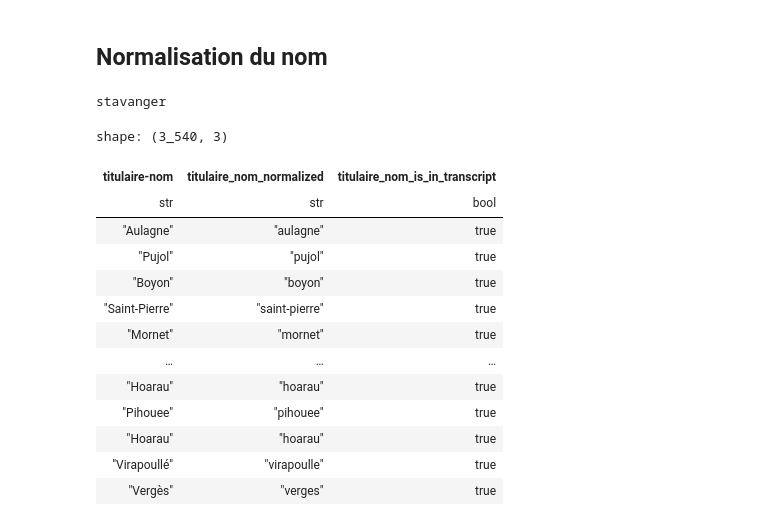
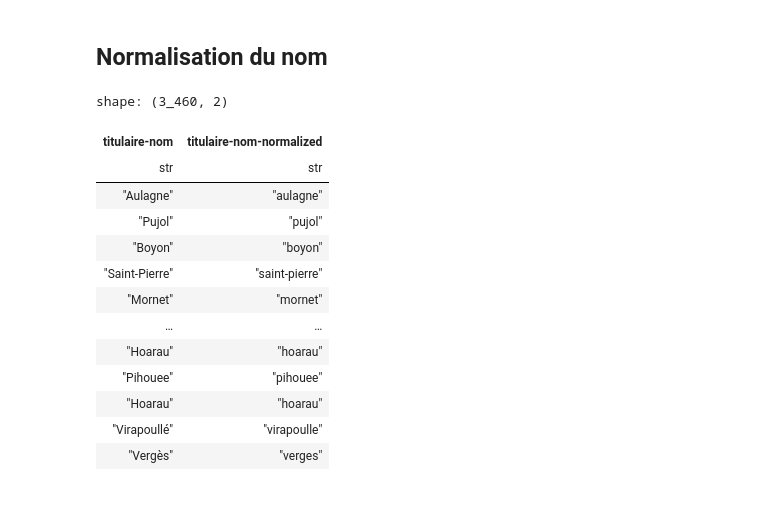
Before and after one commit to slithiaote/2026_NLP_project, a Jupyter notebook: Main.ipynb, the cells around one changed output. Saved outputs shown, nothing was run; the diff lists cells and outputs as text; code cells hidden in the pictures.

```diff
--- a/Main.ipynb
+++ b/Main.ipynb
@@ -36,0 +34,7 @@ for row in csv1988.itertuples():
+# %%
+# select only rows with non trivial titulaire
+csv1988.get_column("titulaire-nom").value_counts().sort("count") # 79 valeurs "non mentionné"
+csv1988.with_columns(
+    pl.col("titulaire-nom").str.len_chars().alias("titulaire-nom-length")
+).sort("titulaire-nom-length").select(pl.selectors.by_name("titulaire-nom","titulaire-nom-length")) # pas de chaîne vide
+csv1988 = csv1988.filter(pl.col("titulaire-nom") != "non mentionné") # 3461 rows
@@ -36,0 +43,13 @@ for row in csv1988.itertuples():
+# %%
+def read_transcript(id):
+    try:
+        with open("text_files/1988/legislatives/"+id+".txt", "r") as file:
+            return file.read()
+    except FileNotFoundError:
+        return '' # transcript not found, return empty string
+
+csv1988 = csv1988.with_columns(
+    pl.col("id").map_elements(read_transcript, return_dtype=pl.String).alias("transcript")
+)
+csv1988.filter(pl.col("transcript") == '') # only 1 missing transcript
+csv1988 = csv1988.filter(pl.col("transcript") != '') # 3460 rows
@@ -37,13 +73,2 @@ for row in csv1988.itertuples():
 # %% [markdown]
 ## Normalisation du nom
-# %%
-# On utilise la librairie unidecode pour normaliser le nom du titulaire
-
-from unidecode import unidecode
-s = "stävänger"
-
-# Convert characters to their closest ASCII equivalents
-res = unidecode(s)
-print(res)
-# %% [output]
-stavanger
@@ -52,29 +75,28 @@ df = pl.from_pandas(csv1988)
+# %%
+df = csv1988
 # %%
 df = df.with_columns(
-    transcript_normalized = pl.col("transcript").str.to_lowercase()
+    pl.col("transcript").str.to_lowercase()
       .str.normalize("NFKD")
-      .str.replace_all(r"\p{CombiningMark}", ""),
-    titulaire_nom_normalized = pl.col("titulaire-nom").str.to_lowercase()
+      .str.replace_all(r"\p{CombiningMark}", "").alias("transcript-normalized"),
+    pl.col("titulaire-nom").str.to_lowercase()
       .str.normalize("NFKD")
-      .str.replace_all(r"\p{CombiningMark}", ""),
-    titulaire_nom_is_in_transcript = pl.col("transcript_normalized")
-        .str.contains(pl.col("titulaire_nom_normalized"))
-
+      .str.replace_all(r"\p{CombiningMark}", "").alias("titulaire-nom-normalized"),
 )
 # %%
-df.select(pl.selectors.by_name("titulaire-nom","titulaire_nom_normalized","titulaire_nom_is_in_transcript"))
+df.select(pl.selectors.by_name("titulaire-nom","titulaire-nom-normalized"))
 # %% [output]
-shape: (3_540, 3)
+shape: (3_460, 2)
-| titulaire-nom | titulaire_nom_normalized | titulaire_nom_is_in_transcript |
-| str | str | bool |
-| "Aulagne" | "aulagne" | true |
-| "Pujol" | "pujol" | true |
-| "Boyon" | "boyon" | true |
-| "Saint-Pierre" | "saint-pierre" | true |
-| "Mornet" | "mornet" | true |
-| … | … | … |
-| "Hoarau" | "hoarau" | true |
-| "Pihouee" | "pihouee" | true |
-| "Hoarau" | "hoarau" | true |
-| "Virapoullé" | "virapoulle" | true |
-| "Vergès" | "verges" | true |
+| titulaire-nom | titulaire-nom-normalized |
+| str | str |
+| "Aulagne" | "aulagne" |
+| "Pujol" | "pujol" |
+| "Boyon" | "boyon" |
+| "Saint-Pierre" | "saint-pierre" |
+| "Mornet" | "mornet" |
+| … | … |
+| "Hoarau" | "hoarau" |
+| "Pihouee" | "pihouee" |
+| "Hoarau" | "hoarau" |
+| "Virapoullé" | "virapoulle" |
+| "Vergès" | "verges" |
```
Also changed, not shown: parts of 23 cells of this notebook, 1 other file.
